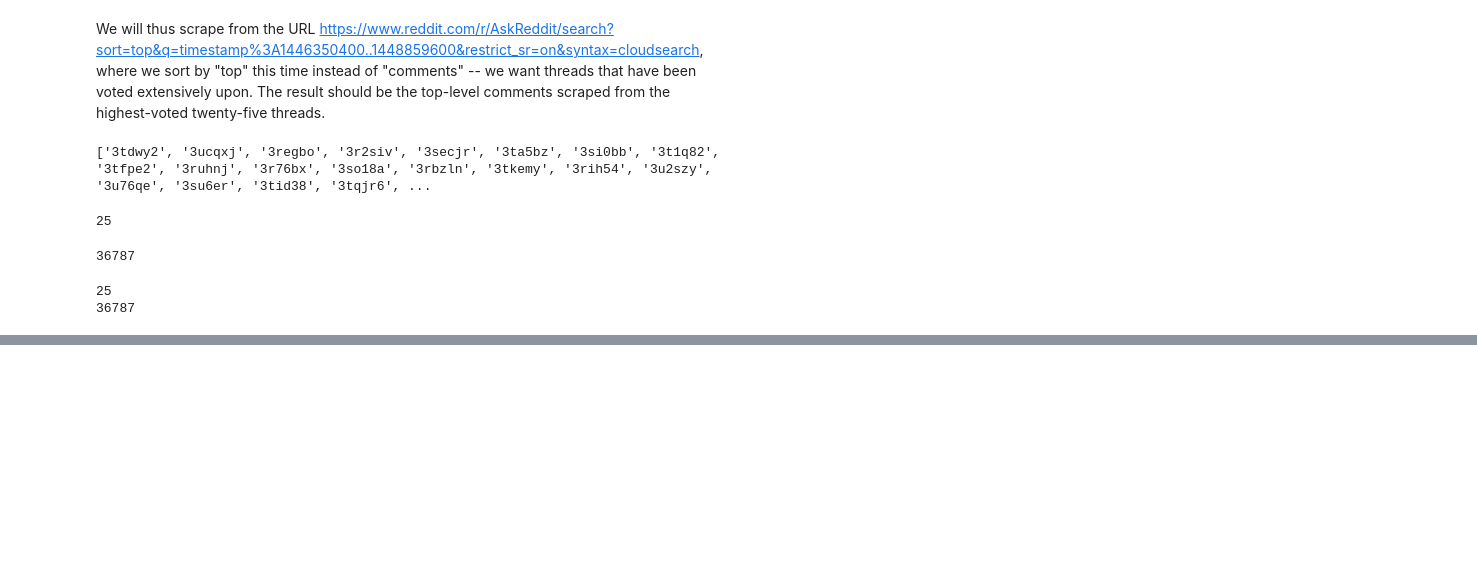
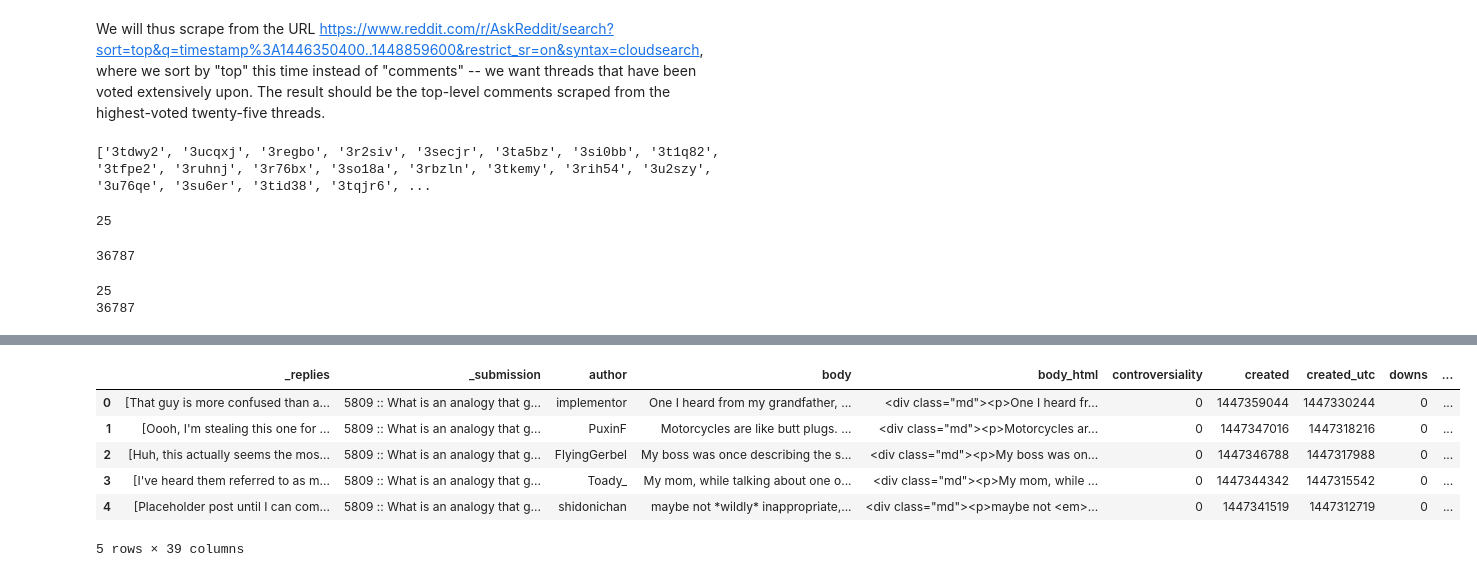
Before and after one commit to geoffstevens8/finalproject, a Jupyter notebook: Verification.ipynb, the cells around one changed output, grey strips where cells are left out. Drawn from its saved outputs; the diff is of its cells as text; code cells hidden in the pictures; blank space fills up the shorter version.

```diff
--- a/Verification.ipynb
+++ b/Verification.ipynb
@@ -62,0 +249,39 @@ print sum([len(comments) for thread, comments in thread_d_load.items()])
+# %%
+def un_case (text):
+    if text.islower(): return 0
+    if text.isupper(): return 1
+    return 2
+
+df['un_case'] = df['author'].map(lambda x : un_case(str(x)))
+# %%
+def un_number (text):
+    numbers = sum(c.isdigit() for c in text)
+    return float(numbers)/float(len(text))
+
+df['un_number'] = df['author'].map(lambda x : un_number(str(x)))
+# %%
+df['un_PM'] = df['author'].map(lambda x : 1 if str(x)[:3] == "PM_" else 0)
+df['un_bot'] = df['author'].map(lambda x : 1 if 'bot' in str(x).lower() else 0)
+# %%
+df['i_author_flair_css_class']=(df.author_flair_css_class.notnull())*1
+del df['author_flair_css_class']
+df['i_author_flair_text']=(df.author_flair_text.notnull())*1
+del df['author_flair_text']
+df['i_distinguished']=(df.distinguished.notnull())*1
+del df['distinguished']
+df['i_edited']=(df.edited)*1
+del df['edited']
+df['i_score_hidden']=(df.score_hidden)*1
+del df['score_hidden']
+df['i_banned_by']=(df.banned_by.notnull())*1
+del df['banned_by']
+# %%
+df.head()
+# %% [output]
+|  | _replies | _submission | author | body | body_html | controversiality | created | created_utc | downs | ... |
+| 0 | [That guy is more confused than a... | 5809 :: What is an analogy that g... | implementor | One I heard from my grandfather, ... | <div class="md"><p>One I heard fr... | 0 | 1447359044 | 1447330244 | 0 | ... |
+| 1 | [Oooh, I'm stealing this one for ... | 5809 :: What is an analogy that g... | PuxinF | Motorcycles are like butt plugs. ... | <div class="md"><p>Motorcycles ar... | 0 | 1447347016 | 1447318216 | 0 | ... |
+| 2 | [Huh, this actually seems the mos... | 5809 :: What is an analogy that g... | FlyingGerbel | My boss was once describing the s... | <div class="md"><p>My boss was on... | 0 | 1447346788 | 1447317988 | 0 | ... |
+| 3 | [I've heard them referred to as m... | 5809 :: What is an analogy that g... | Toady_ | My mom, while talking about one o... | <div class="md"><p>My mom, while ... | 0 | 1447344342 | 1447315542 | 0 | ... |
+| 4 | [Placeholder post until I can com... | 5809 :: What is an analogy that g... | shidonichan | maybe not *wildly* inappropriate,... | <div class="md"><p>maybe not <em>... | 0 | 1447341519 | 1447312719 | 0 | ... |
+5 rows × 39 columns
```
Also changed, not shown: parts of 33 cells of this notebook, 1 other file.
